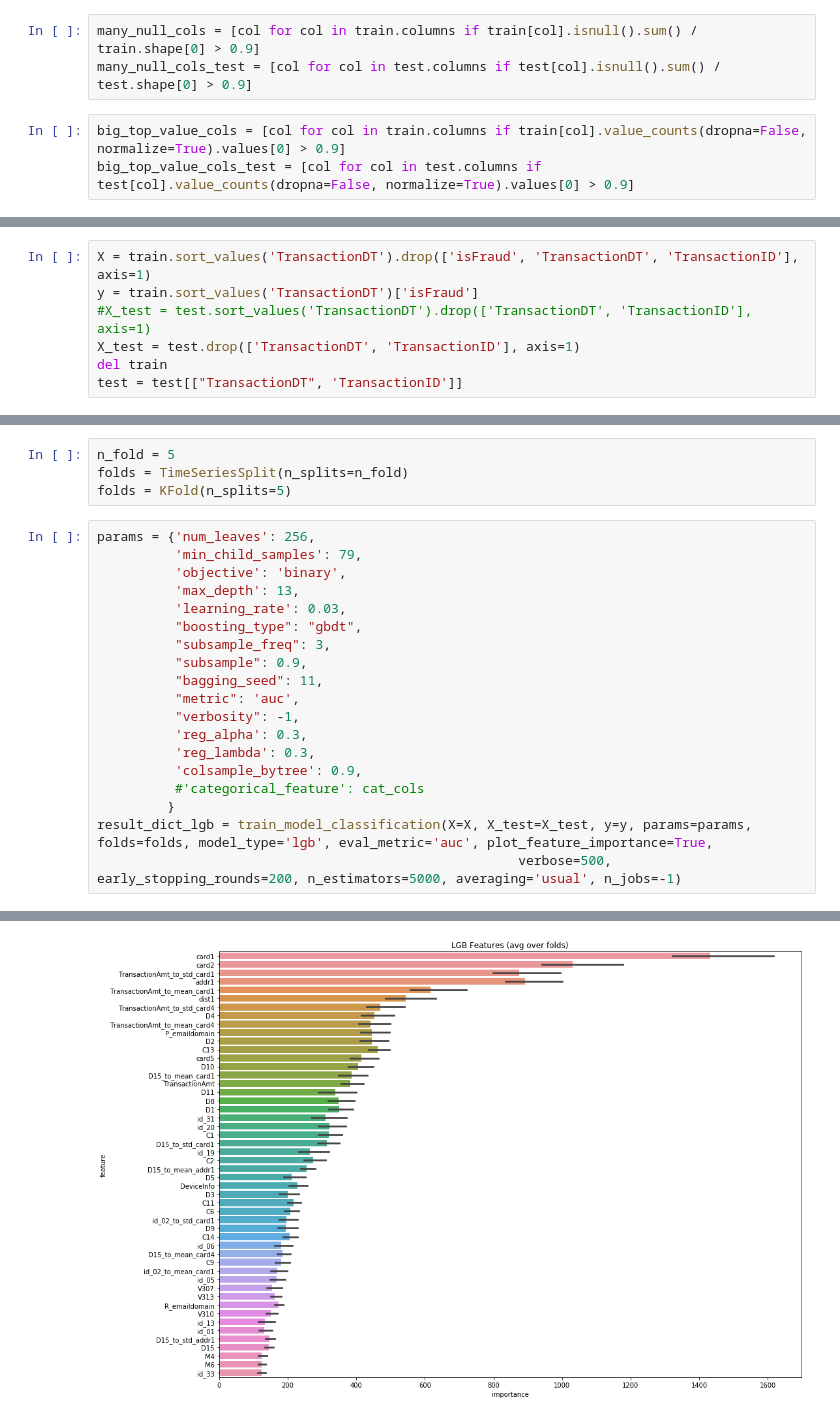
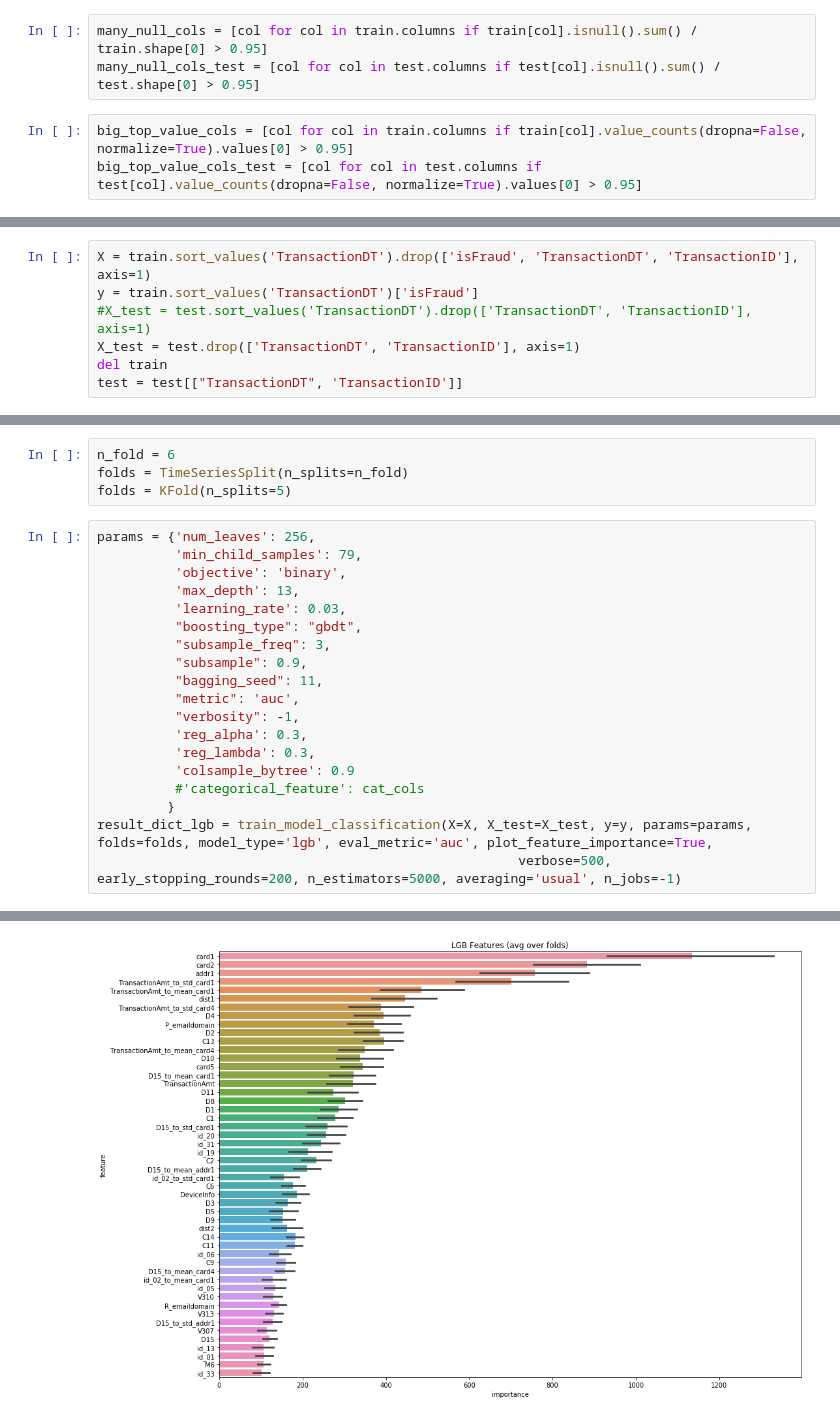
Before and after one commit to foreverloop/oneoff-example-code, a Jupyter notebook: my-ieee-fraud.ipynb, the cells around one changed output, grey strips where cells are left out. Cells and saved outputs as stored; diff of their text form.

Commit message:
more folds less dropped data

```diff
--- a/my-ieee-fraud.ipynb
+++ b/my-ieee-fraud.ipynb
@@ -89,11 +89,11 @@ train[['R_emaildomain_1', 'R_emaildomain_2', 'R_emaildomain_3']] = train['R_emai
 test[['P_emaildomain_1', 'P_emaildomain_2', 'P_emaildomain_3']] = test['P_emaildomain'].str.split('.', expand=True)
 test[['R_emaildomain_1', 'R_emaildomain_2', 'R_emaildomain_3']] = test['R_emaildomain'].str.split('.', expand=True)
 # %%
-many_null_cols = [col for col in train.columns if train[col].isnull().sum() / train.shape[0] > 0.9]
-many_null_cols_test = [col for col in test.columns if test[col].isnull().sum() / test.shape[0] > 0.9]
+many_null_cols = [col for col in train.columns if train[col].isnull().sum() / train.shape[0] > 0.95]
+many_null_cols_test = [col for col in test.columns if test[col].isnull().sum() / test.shape[0] > 0.95]
 # %%
-big_top_value_cols = [col for col in train.columns if train[col].value_counts(dropna=False, normalize=True).values[0] > 0.9]
-big_top_value_cols_test = [col for col in test.columns if test[col].value_counts(dropna=False, normalize=True).values[0] > 0.9]
+big_top_value_cols = [col for col in train.columns if train[col].value_counts(dropna=False, normalize=True).values[0] > 0.95]
+big_top_value_cols_test = [col for col in test.columns if test[col].value_counts(dropna=False, normalize=True).values[0] > 0.95]
 # %%
 one_value_cols = [col for col in train.columns if train[col].nunique() <= 1]
 one_value_cols_test = [col for col in test.columns if test[col].nunique() <= 1]
@@ -574,5 +590,5 @@ gc.collect()
 # %%
-n_fold = 5
+n_fold = 6
 folds = TimeSeriesSplit(n_splits=n_fold)
 folds = KFold(n_splits=5)
 # %%
@@ -589,7 +605,7 @@ params = {'num_leaves': 256,
           "verbosity": -1,
           'reg_alpha': 0.3,
           'reg_lambda': 0.3,
-          'colsample_bytree': 0.9,
+          'colsample_bytree': 0.9
           #'categorical_feature': cat_cols
          }
 result_dict_lgb = train_model_classification(X=X, X_test=X_test, y=y, params=params, folds=folds, model_type='lgb', eval_metric='auc', plot_feature_importance=True,
@@ -615,3 +631,3 @@ CV mean score: 0.9295, std: 0.0093.
-[figure, old version]
+[figure, new version]
 # %%
 sub = pd.read_csv(f'{folder_path}sample_submission.csv')
```
Also changed, not shown: parts of 6 cells of this notebook.
